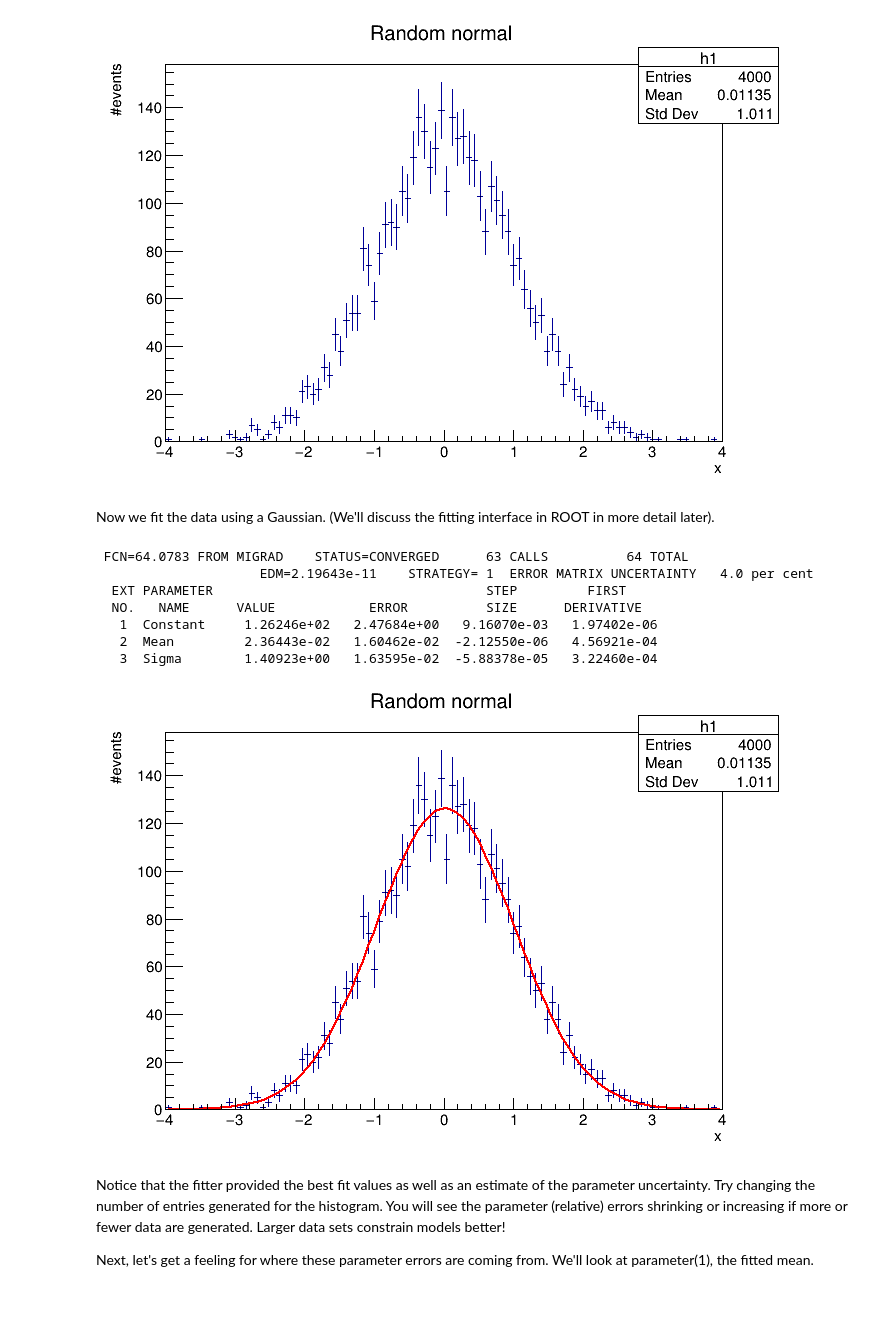
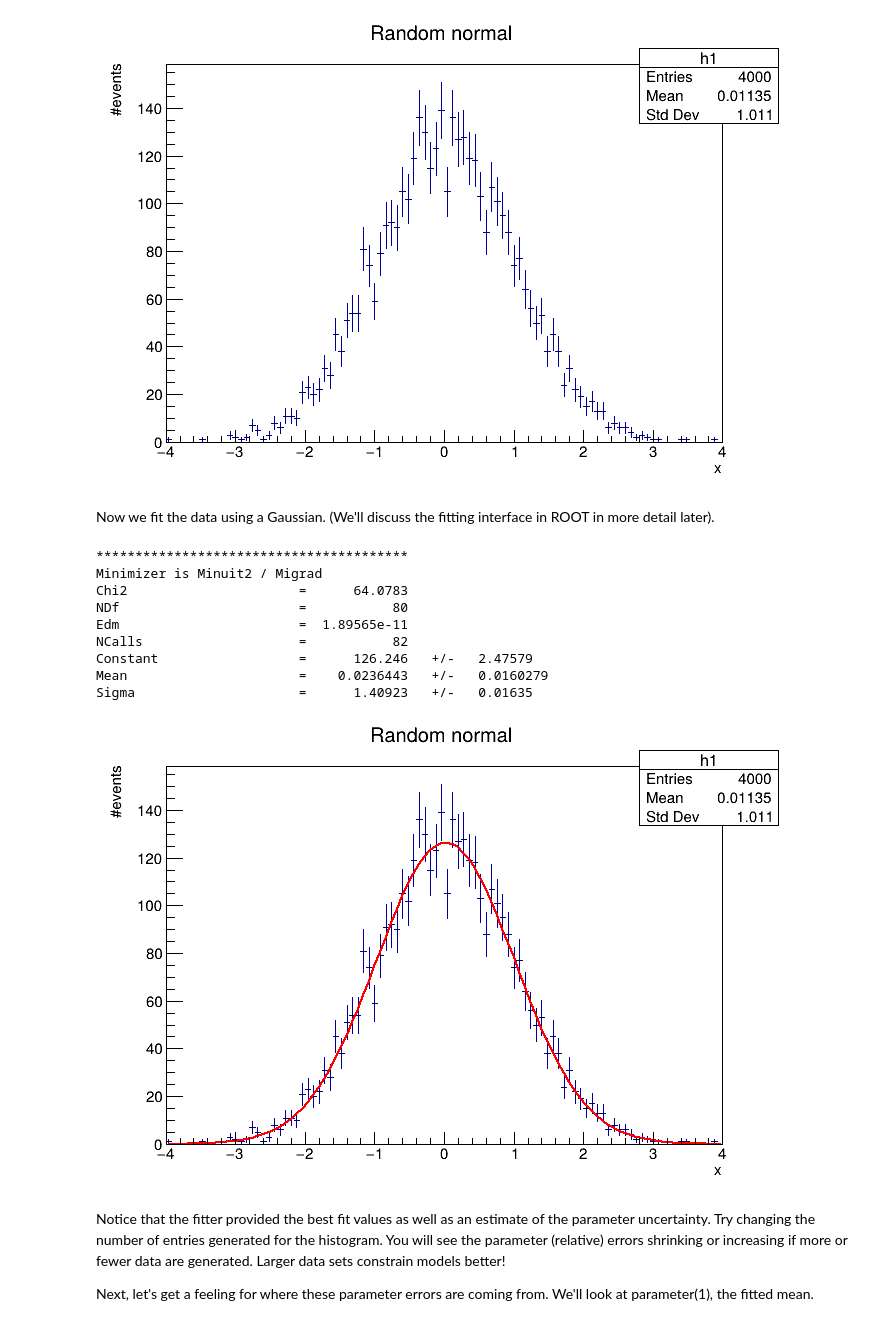
Before and after one commit to wutmeownow/fits1, a Jupyter notebook: ParamUnceratinties.ipynb, the cells around one changed output. Cells and saved outputs as stored; diff of their text form; code cells hidden in the pictures.

```diff
--- a/ParamUnceratinties.ipynb
+++ b/ParamUnceratinties.ipynb
@@ -10,20 +10,20 @@ Welcome to JupyROOT 6.24/02
 # %%
-h=R.TH1F("h1","Random normal;x;#events",100,-4,4)
+h=r.TH1F("h1","Random normal;x;#events",100,-4,4)
 h.Sumw2()  # for error bars (and proper errors if using weighted data)
 # here we use a custom function instead of the built in one to show the work more explicitly
-gaus=R.TF1("mygaus","[0]*exp(-(x-[1])*(x-[1])/[2]/[2])",-4,4)
+gaus=r.TF1("mygaus","[0]*exp(-(x-[1])*(x-[1])/[2]/[2])",-4,4)
 gaus.SetParameters(1,0,1)
 h.FillRandom("gaus",4000)
 # %%
-tc=R.TCanvas()
+tc=r.TCanvas()
 h.Draw()
 tc.Draw()
 # %% [output]
-[figure, old version]
+[figure, new version]
 # %% [markdown]
 Now we fit the data using a Gaussian.  (We'll discuss the fitting interface in ROOT in more detail later).
 # %%
-tc=R.TCanvas()
+tc=r.TCanvas()
 gaus.SetParameter(0,h.GetMaximum())  # adjust starting parameter
 gaus.SetParName(0,"Constant");
 gaus.SetParName(1,"Mean");
@@ -37,14 +37,16 @@ for i in range(3):
     err[i]=gaus.GetParError(i)
 chi2_fit=gaus.GetChisquare();
 # %% [output]
- FCN=64.0783 FROM MIGRAD    STATUS=CONVERGED      63 CALLS          64 TOTAL
-                     EDM=2.19643e-11    STRATEGY= 1  ERROR MATRIX UNCERTAINTY   4.0 per cent
-  EXT PARAMETER                                   STEP         FIRST
-  NO.   NAME      VALUE            ERROR          SIZE      DERIVATIVE
-   1  Constant     1.26246e+02   2.47684e+00   9.16070e-03   1.97402e-06
-   2  Mean         2.36443e-02   1.60462e-02  -2.12550e-06   4.56921e-04
-   3  Sigma        1.40923e+00   1.63595e-02  -5.88378e-05   3.22460e-04
+****************************************
+Minimizer is Minuit2 / Migrad
+Chi2                      =      64.0783
+NDf                       =           80
+Edm                       =  1.89565e-11
+NCalls                    =           82
+Constant                  =      126.246   +/-   2.47579
+Mean                      =    0.0236443   +/-   0.0160279
+Sigma                     =      1.40923   +/-   0.01635
-[figure, old version]
+[figure, new version]
 # %% [markdown]
 Notice that the fitter provided the best fit values as well as an estimate of the parameter uncertainty.  Try changing the number of entries generated for the histogram.  You will see the parameter (relative) errors shrinking or increasing if more or fewer data are generated.  Larger data sets constrain models better!
 
```
Also changed, not shown: parts of 11 cells of this notebook, 3 other files.
